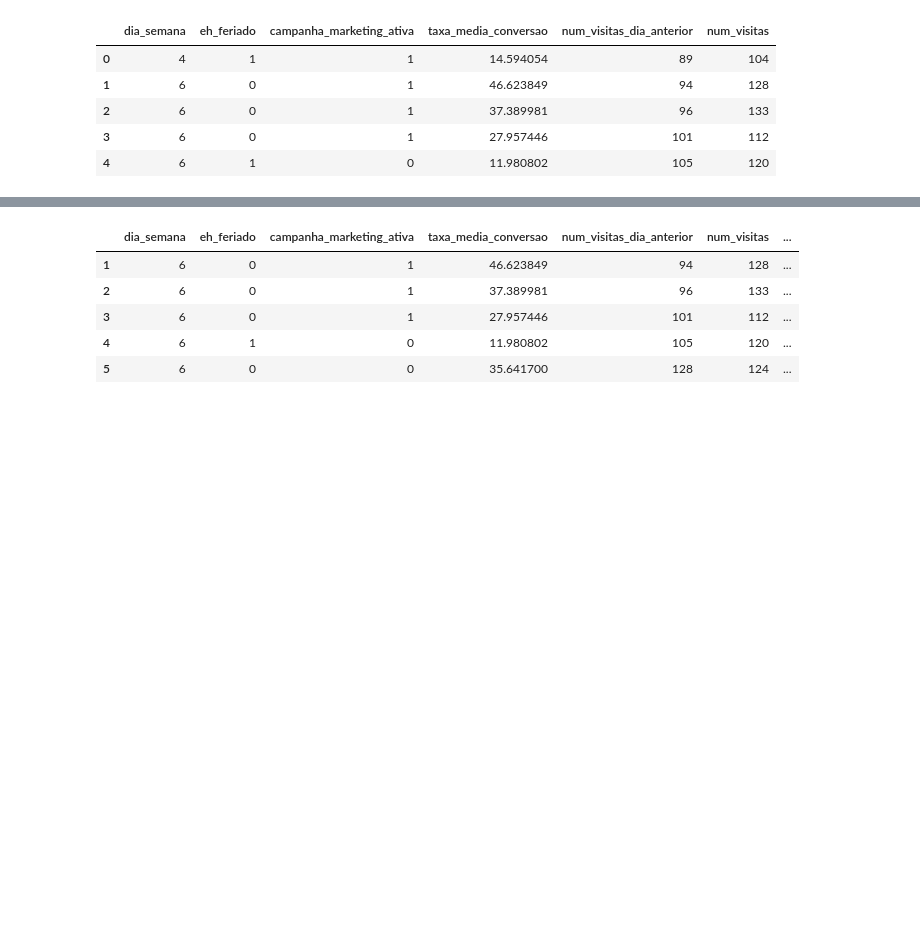
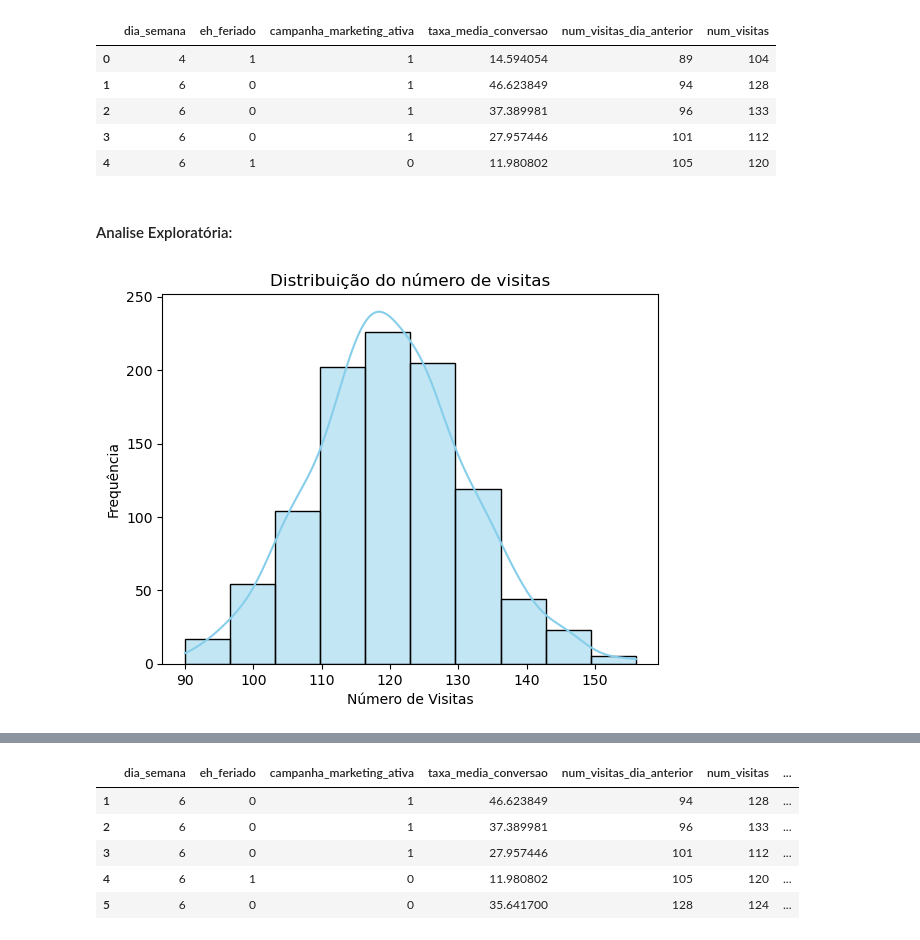
Before and after one commit to jaquelinesfernandes/Predicting_WebTraficc_TimeSeries, a Jupyter notebook: project_webtraficc_ts.ipynb, the cells around one changed output, grey strips where cells are left out. Cells and saved outputs as stored; diff of their text form; code cells hidden in the pictures; blank space fills up the shorter version.

```diff
--- a/project_webtraficc_ts.ipynb
+++ b/project_webtraficc_ts.ipynb
@@ -24,3 +29,14 @@ df.head()
 | 2 | 6 | 0 | 1 | 37.389981 | 96 | 133 |
 | 3 | 6 | 0 | 1 | 27.957446 | 101 | 112 |
 | 4 | 6 | 1 | 0 | 11.980802 | 105 | 120 |
+# %% [markdown]
+#### Analise Exploratória:
+# %%
+# Distribuicao do numero de visitas
+sns.histplot(df['num_visitas'], bins=10, kde=True, color='skyblue')
+plt.title('Distribuição do número de visitas')
+plt.xlabel('Número de Visitas')
+plt.ylabel('Frequência')
+plt.show()
+# %% [output]
+[figure, added]
```
Also changed, not shown: parts of 43 cells of this notebook, 1 other file.
